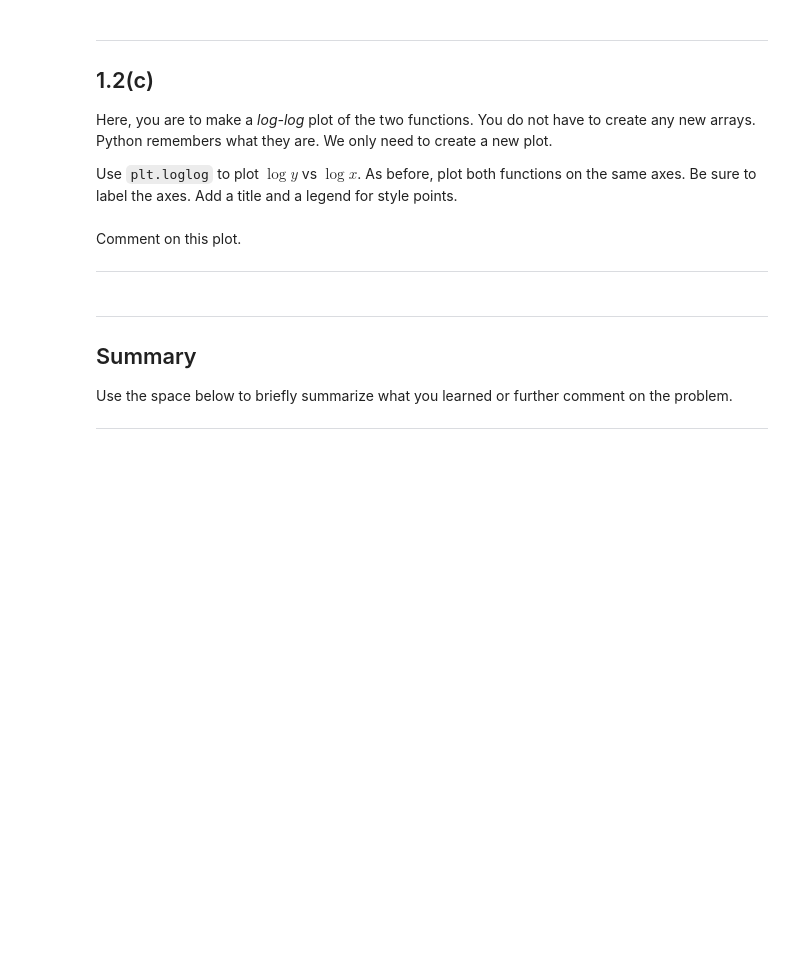
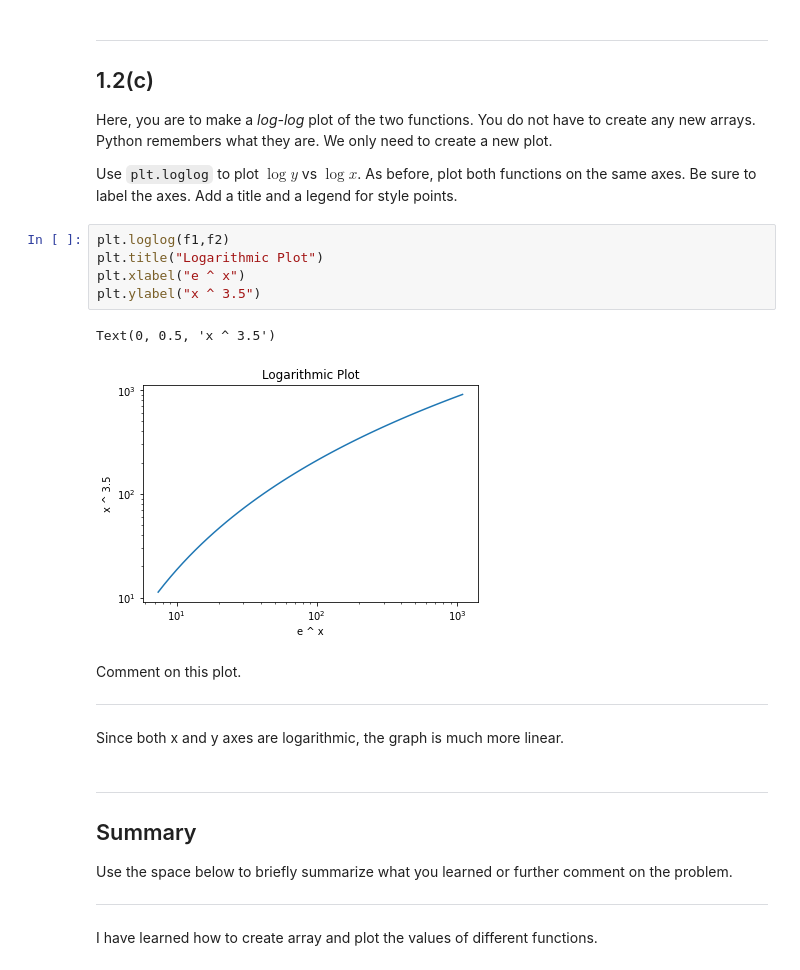
Before and after one commit to Jimmy-Pierce/biophysics, a Jupyter notebook: week-01/problem-1.2.ipynb, the cells around one changed output. Cells and saved outputs as stored; diff of their text form; blank space fills up the shorter version.

```diff
--- a/week-01/problem-1.2.ipynb
+++ b/week-01/problem-1.2.ipynb
@@ -42,10 +60,20 @@ Use the cell below (which currently says "Type Markdown and LaTeX") to answer.
 Here, you are to make a _log-log_ plot of the two functions.  You do not have to create any new arrays.  Python remembers what they are.  We only need to create a new plot.
 
 Use `plt.loglog` to plot $\log y$ vs $\log x$.  As before, plot both functions on the same axes.  Be sure to label the axes.  Add a title and a legend for style points.
+# %%
+plt.loglog(f1,f2)
+plt.title("Logarithmic Plot")
+plt.xlabel("e ^ x")
+plt.ylabel("x ^ 3.5")
+# %% [output]
+Text(0, 0.5, 'x ^ 3.5')
+[figure, added]
 # %% [markdown]
 Comment on this plot.
 
 -----
+# %% [markdown]
+Since both x and y axes are logarithmic, the graph is much more linear.
 # %% [markdown]
 -----
 
@@ -54,3 +82,5 @@ Comment on this plot.
 Use the space below to briefly summarize what you learned or further comment on the problem.
 
 -----
+# %% [markdown]
+I have learned how to create array and plot the values of different functions.
```
Also changed, not shown: parts of 7 cells of this notebook.
